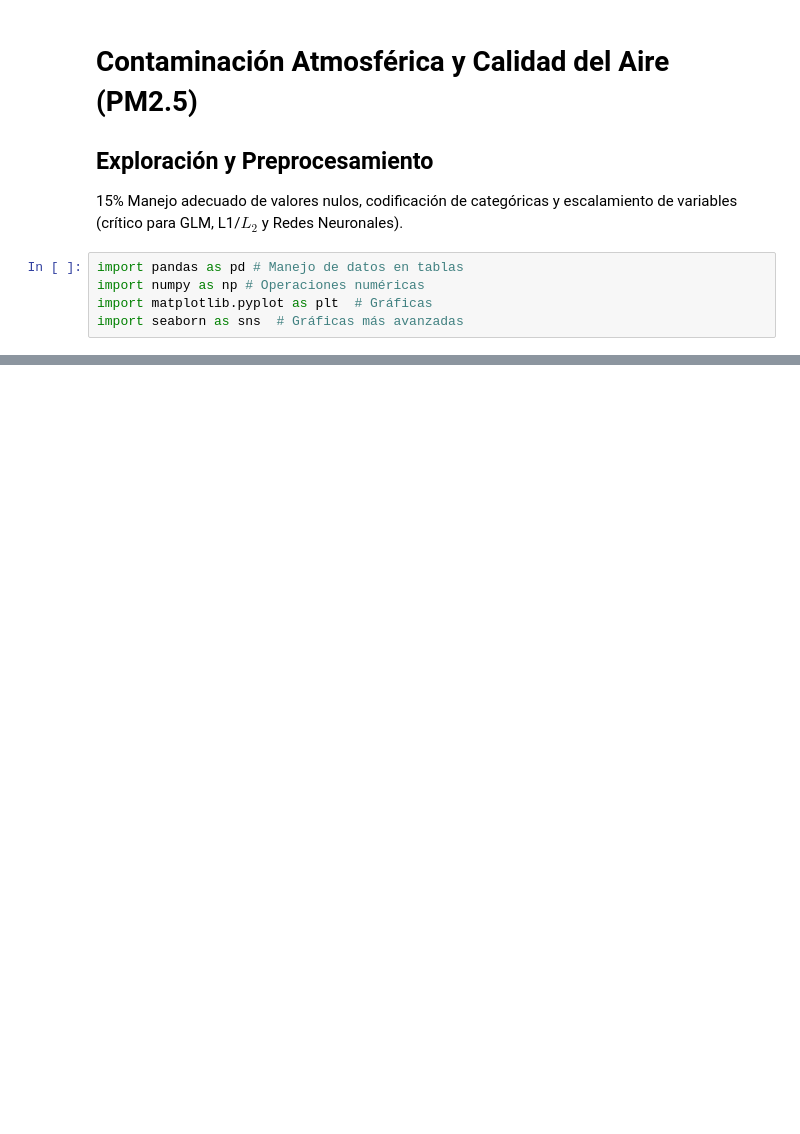
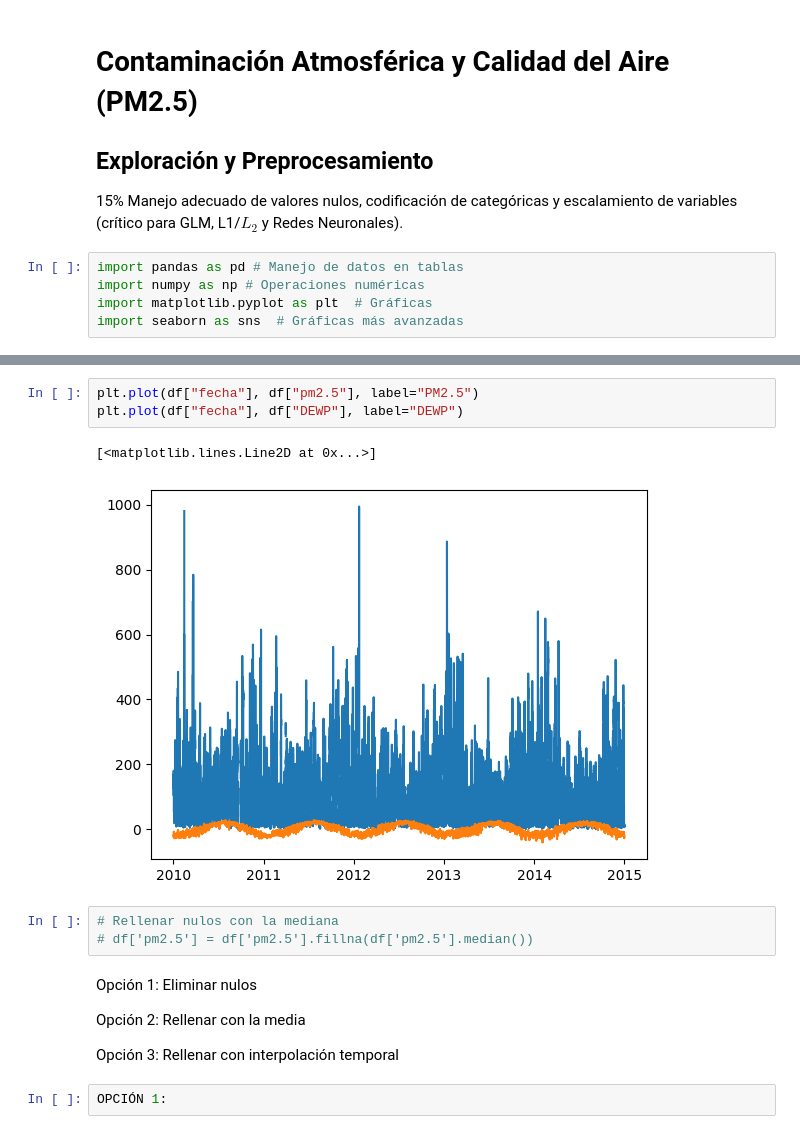
Before and after one commit to gapalfaro-cmyk/Proyecto-de-fin-de-modulo-5---Alfaro-Badillo-Cruz-Perez-Rupit, a Jupyter notebook: Entregable_Tarea_5_1_Alfaro_Cruz_Pérez_Rupit_Medea.ipynb, the cells around one changed output, grey strips where cells are left out. Drawn from its saved outputs; the diff is of its cells as text; blank space fills up the shorter version.

```diff
--- a/Entregable_Tarea_5_1_Alfaro_Cruz_Pérez_Rupit_Medea.ipynb
+++ b/Entregable_Tarea_5_1_Alfaro_Cruz_Pérez_Rupit_Medea.ipynb
@@ -58,0 +161,17 @@ PRES
+# %%
+plt.plot(df["fecha"], df["pm2.5"], label="PM2.5")
+plt.plot(df["fecha"], df["DEWP"], label="DEWP")
+# %% [output]
+[<matplotlib.lines.Line2D at 0x...>]
+[figure, added]
+# %%
+# Rellenar nulos con la mediana
+# df['pm2.5'] = df['pm2.5'].fillna(df['pm2.5'].median())
+# %% [markdown]
+Opción 1: Eliminar nulos
+
+Opción 2: Rellenar con la media
+
+Opción 3: Rellenar con interpolación temporal
+# %%
+OPCIÓN 1:
```
Also changed, not shown: parts of 18 cells of this notebook.
